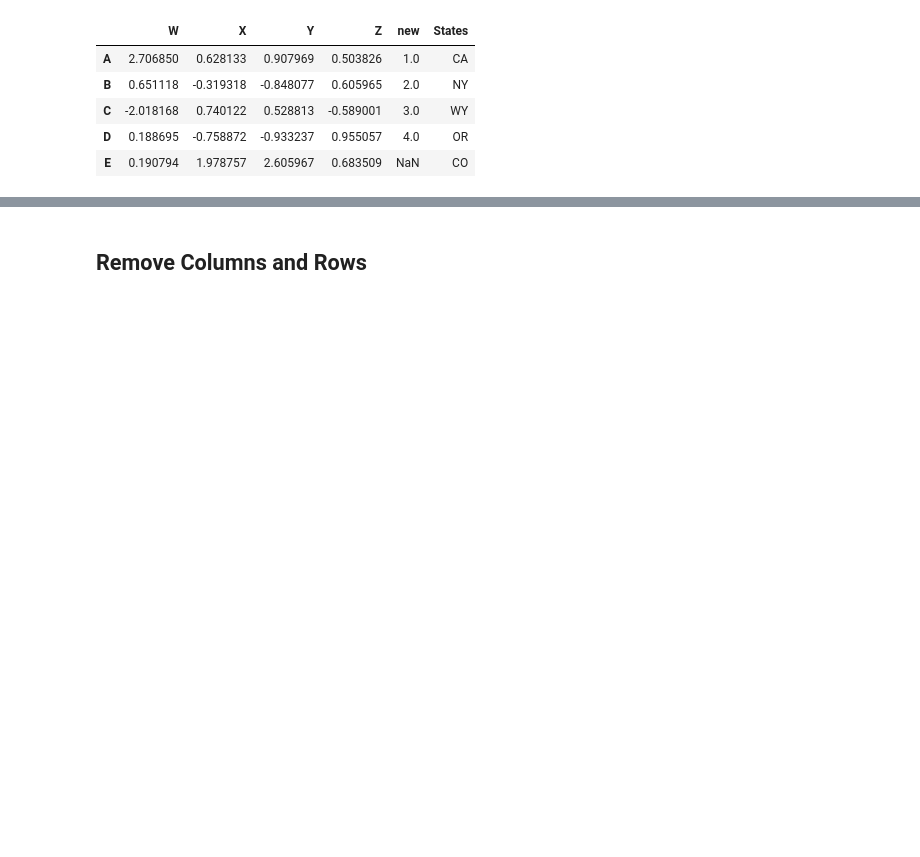
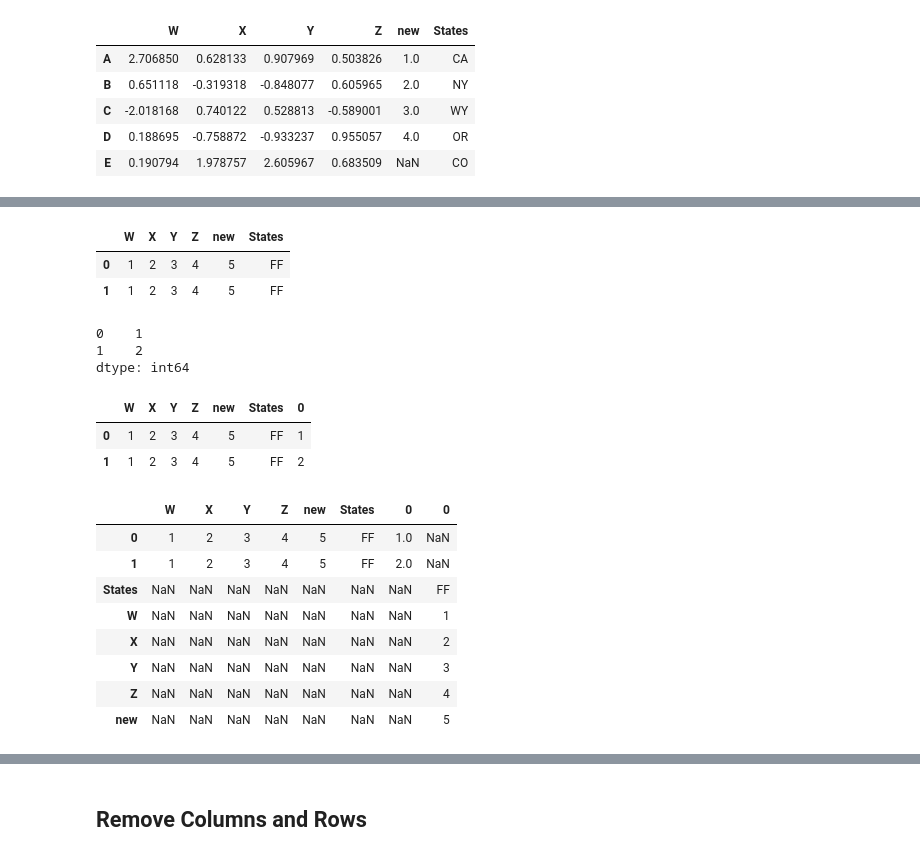
Before and after one commit to rtajik/PyTorch, a Jupyter notebook: Jose Portilla/02-Pandas exp.ipynb, the cells around one changed output, grey strips where cells are left out. Saved outputs shown, nothing was run; the diff lists cells and outputs as text; code cells hidden in the pictures; blank space fills up the shorter version.

```diff
--- a/Jose Portilla/02-Pandas exp.ipynb
+++ b/Jose Portilla/02-Pandas exp.ipynb
@@ -275,0 +303,5 @@ df
+# %%
+a = pd.Series([1,2,3,4,5, 'FF'], index=["W","X","Y","Z","new","States"])
+b = pd.Series([1,2,3,4,5, 'FF'], index=["W","X","Y","Z","new","States"])
+c = pd.concat([a,b],axis = 1)
+c
@@ -275,0 +316,34 @@ df
+# %%
+c.T
+# %% [output]
+|  | W | X | Y | Z | new | States |
+| 0 | 1 | 2 | 3 | 4 | 5 | FF |
+| 1 | 1 | 2 | 3 | 4 | 5 | FF |
+# %%
+d = pd.Series([1,2], index = [0,1])
+d.T
+# %% [output]
+0    1
+1    2
+dtype: int64
+# %%
+c = pd.concat([c.T,d.T], axis=1)
+c
+# %% [output]
+|  | W | X | Y | Z | new | States | 0 |
+| 0 | 1 | 2 | 3 | 4 | 5 | FF | 1 |
+| 1 | 1 | 2 | 3 | 4 | 5 | FF | 2 |
+# %%
+
+c = pd.concat([c,b],axis = 1)
+c
+# %% [output]
+|  | W | X | Y | Z | new | States | 0 | 0 |
+| 0 | 1 | 2 | 3 | 4 | 5 | FF | 1.0 | NaN |
+| 1 | 1 | 2 | 3 | 4 | 5 | FF | 2.0 | NaN |
+| States | NaN | NaN | NaN | NaN | NaN | NaN | NaN | FF |
+| W | NaN | NaN | NaN | NaN | NaN | NaN | NaN | 1 |
+| X | NaN | NaN | NaN | NaN | NaN | NaN | NaN | 2 |
+| Y | NaN | NaN | NaN | NaN | NaN | NaN | NaN | 3 |
+| Z | NaN | NaN | NaN | NaN | NaN | NaN | NaN | 4 |
+| new | NaN | NaN | NaN | NaN | NaN | NaN | NaN | 5 |
```
Also changed, not shown: parts of 40 cells of this notebook.
